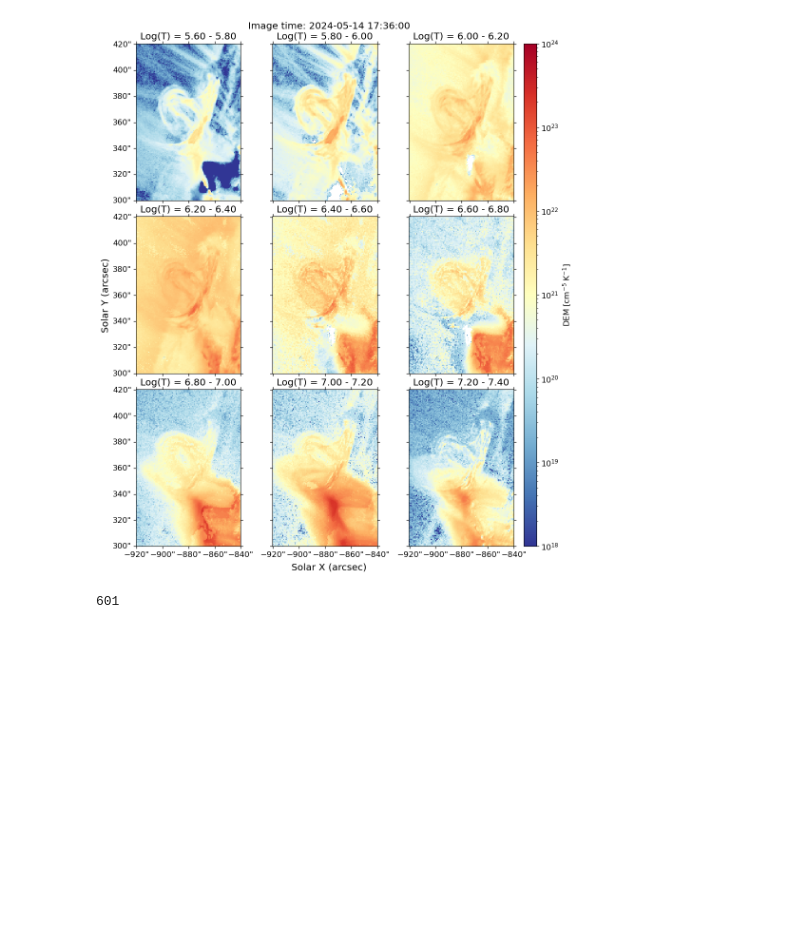
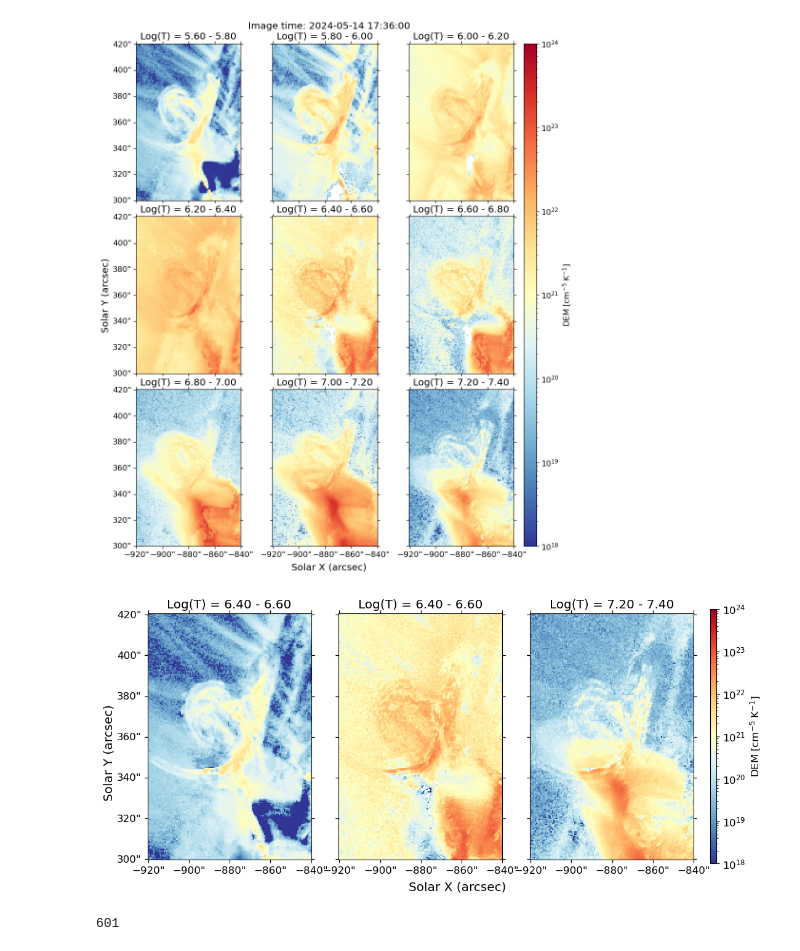
Before and after one commit to MohamedNedal/dias_work, a Jupyter notebook: get_dem.ipynb, the cells around one changed output. Cells and saved outputs as stored; diff of their text form; code cells hidden in the pictures; blank space fills up the shorter version.

```diff
--- a/get_dem.ipynb
+++ b/get_dem.ipynb
@@ -564,0 +590,31 @@ plt.show()
+# %%
+fig, axes = plt.subplots(nrows=1, ncols=3, figsize=[12,7], sharex=True, sharey=True, subplot_kw=dict(projection=submap), layout='constrained')
+# plt.suptitle(dt.datetime.strftime(submap.date.datetime, "%Y-%m-%d %H:%M:%S"), y=0.88)
+fig.supxlabel('Solar X (arcsec)', y=0.175)
+fig.supylabel('Solar Y (arcsec)', x=0.02)
+
+for i, axi in enumerate(axes.flat):
+    dem_maps[i].plot(axes=axi,
+                 norm=colors.LogNorm(vmin=1e18, vmax=1e24),
+                 cmap='RdYlBu_r')
+    axi.grid(False)
+    y = axi.coords[1]
+    if i != 0:
+        y.set_axislabel(' ')
+        y.set_ticklabel_visible(False)
+    else:
+        y.set_axislabel(' ')
+        # axi.set_ylabel('Solar Y (arcsec)')
+    x = axi.coords[0]
+    x.set_axislabel(' ')
+    # x.set_ticklabel_visible(False)
+    axi.set_title(f'Log(T) = {logtemps_v2[i][0]:.2f} - {logtemps_v2[i][1]:.2f}')
+
+fig.tight_layout(pad=0.1, rect=[0, 0, 1, 0.98])
+plt.colorbar(ax=axes.ravel().tolist(), label='$\mathrm{DEM\;[cm^{-5}\;K^{-1}]}$',
+             shrink=0.68, aspect=40, pad=0.025)
+fig.savefig(f'{data_dir}/tornado_files/dem_tornado.pdf', format='pdf', bbox_inches='tight')
+fig.savefig(f'{data_dir}/png/tornado/dem_tornado.png', format='png', dpi=300, bbox_inches='tight')
+plt.show()
+# %% [output]
+[figure, added]
```
Also changed, not shown: parts of 11 cells of this notebook, 13 other files.
